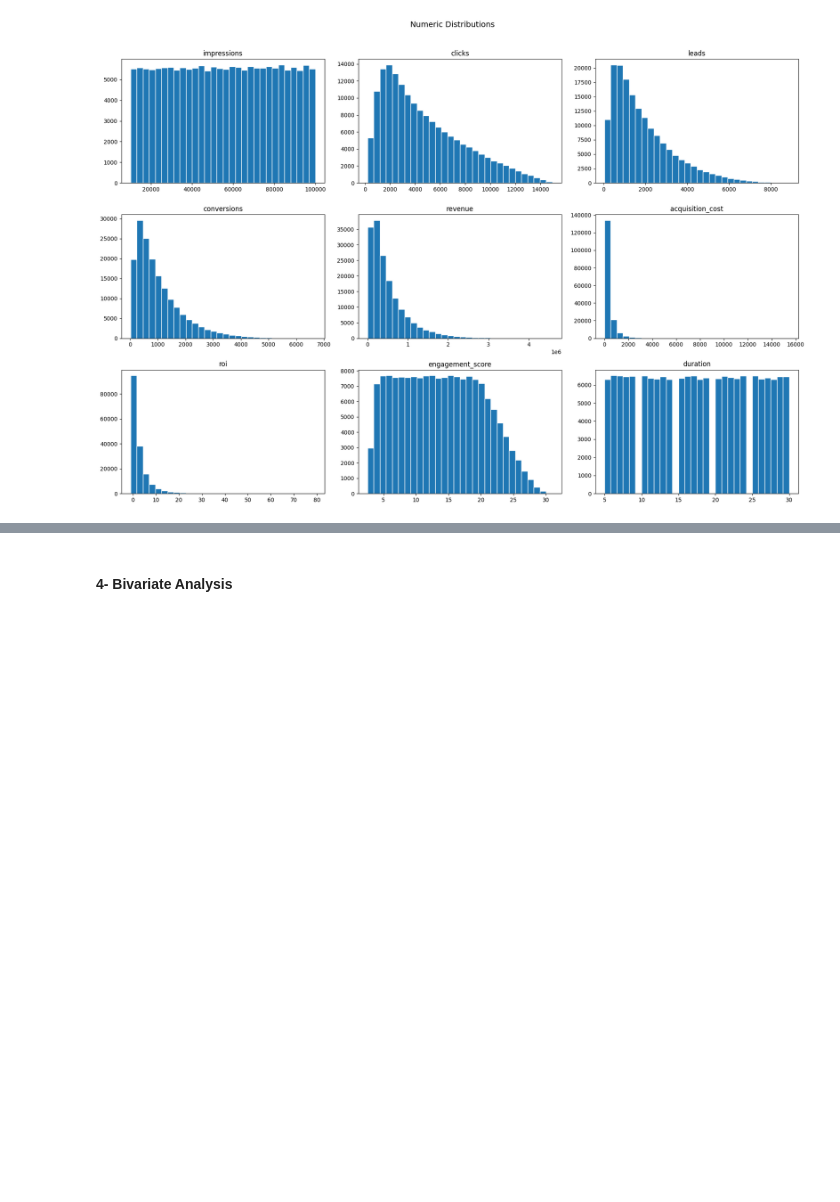
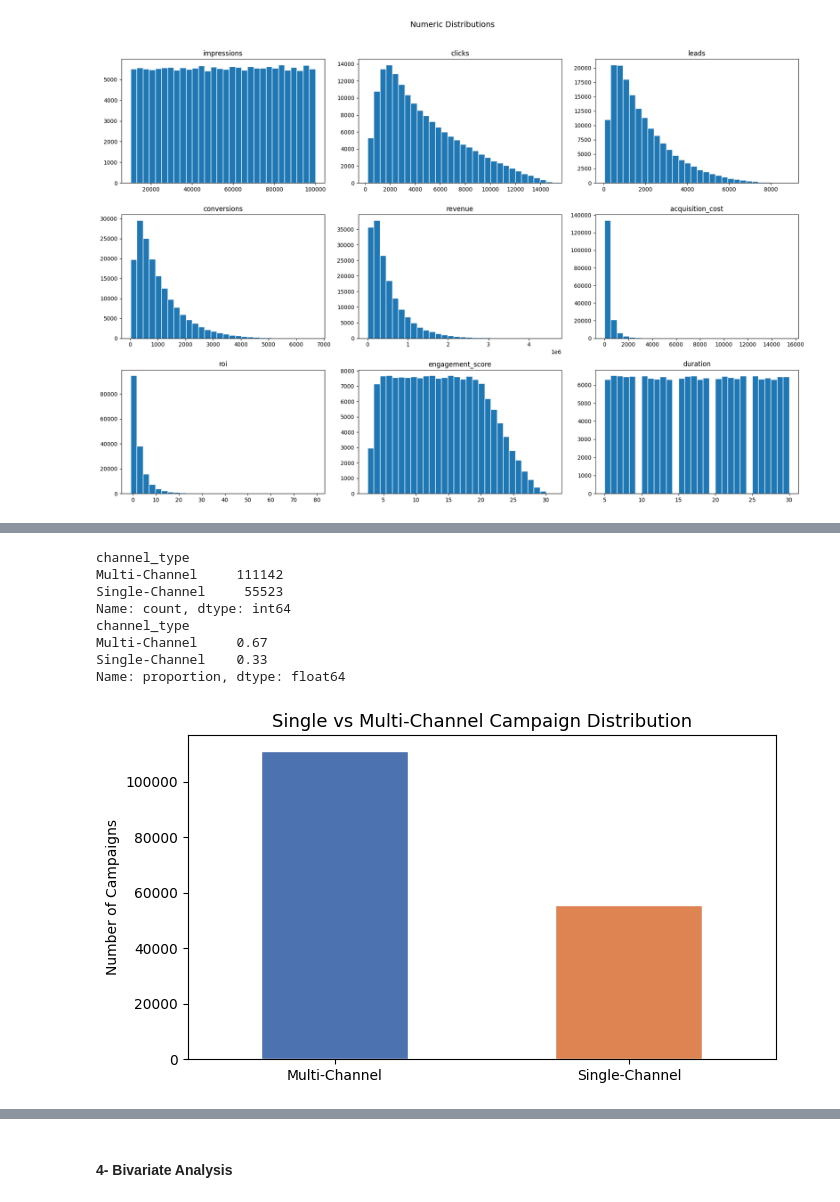
Before and after one commit to salimatter/marketing-campaign-audit, a Jupyter notebook: multi_brand_marketing_campaign.ipynb, the cells around one changed output, grey strips where cells are left out. Saved outputs shown, nothing was run; the diff lists cells and outputs as text; code cells hidden in the pictures; blank space fills up the shorter version.

```diff
--- a/multi_brand_marketing_campaign.ipynb
+++ b/multi_brand_marketing_campaign.ipynb
@@ -357,0 +412,29 @@ plt.show()
+# %%
+# Analyzing single vs multi-channel campaign split
+print(df["channel_type"].value_counts())
+print(df["channel_type"].value_counts(normalize=True).round(2))
+
+# Visualizing the split
+df["channel_type"].value_counts().plot(
+    kind="bar",
+    color=["#4C72B0", "#DD8452"],
+    edgecolor="white",
+    figsize=(7, 4)
+)
+
+plt.title("Single vs Multi-Channel Campaign Distribution", fontsize=13)
+plt.xlabel("")
+plt.xticks(rotation=0)
+plt.ylabel("Number of Campaigns")
+plt.tight_layout()
+plt.show()
+# %% [output]
+channel_type
+Multi-Channel     111142
+Single-Channel     55523
+Name: count, dtype: int64
+channel_type
+Multi-Channel     0.67
+Single-Channel    0.33
+Name: proportion, dtype: float64
+[figure, added]
```
Also changed, not shown: parts of 3 cells of this notebook.
